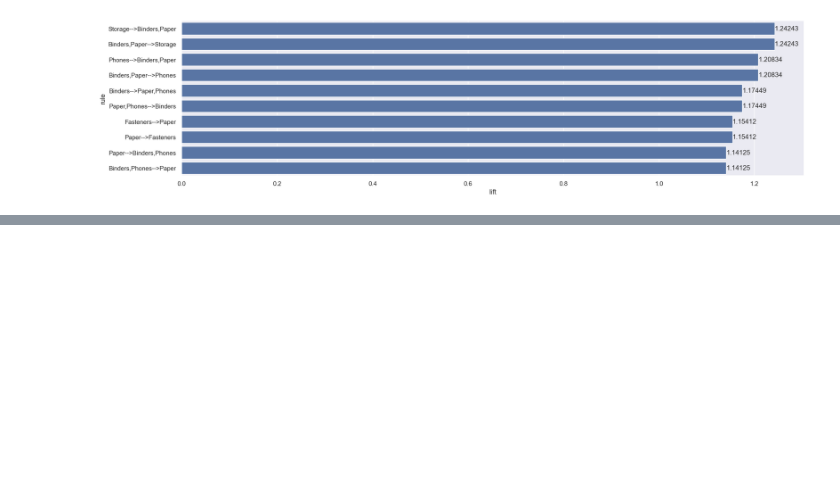
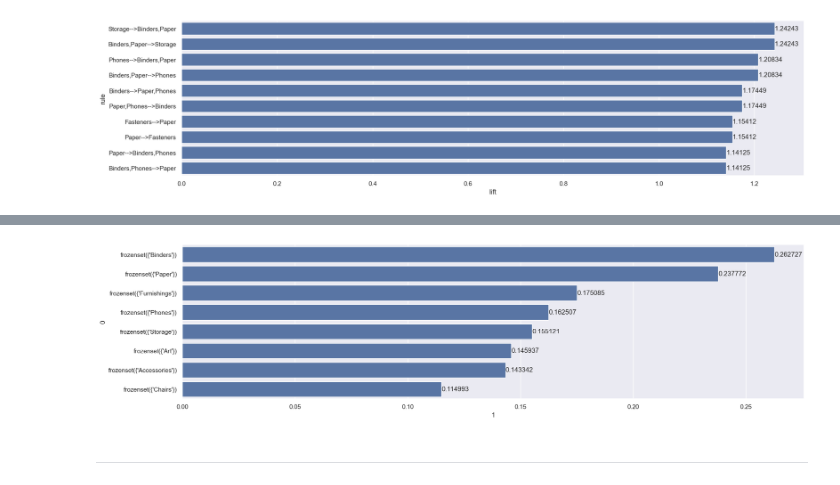
Before and after one commit to omars1234/Market_Basket_Analysis, a Jupyter notebook: basket_analysis.ipynb, the cells around one changed output, grey strips where cells are left out. Drawn from its saved outputs; the diff is of its cells as text; code cells hidden in the pictures; blank space fills up the shorter version.

Commit message:
add Eclat algorirhm

```diff
--- a/basket_analysis.ipynb
+++ b/basket_analysis.ipynb
@@ -359,0 +402,7 @@ ax.bar_label(ax.containers[0]);
+# %%
+Eclat_data_list=basket.copy()
+min_support = 0.1   # the minimum frequency threshold you require for an itemset to be considered frequent
+frequent_itemsets = eclat(Eclat_data_list, min_support)
+print("Frequent Itemsets (min_support={}):".format(min_support))
+for itemset, support in frequent_itemsets:
+    print(f"{list(itemset)} -> support = {round(support, 2)}")
@@ -359,0 +419,3 @@ ax.bar_label(ax.containers[0]);
+# %%
+Eclat_df=pd.DataFrame(frequent_itemsets).sort_values(by=1,ascending=False)
+Eclat_df
@@ -359,0 +432,8 @@ ax.bar_label(ax.containers[0]);
+# %%
+matplotlib.rcParams["figure.figsize"]=(20,5)
+ax=sns.barplot(data=Eclat_df,y=0,x=1)
+ax.bar_label(ax.containers[0]);
+# %% [output]
+[figure, added]
+# %% [markdown]
+---
```
Also changed, not shown: parts of 12 cells of this notebook, 2 other files.
